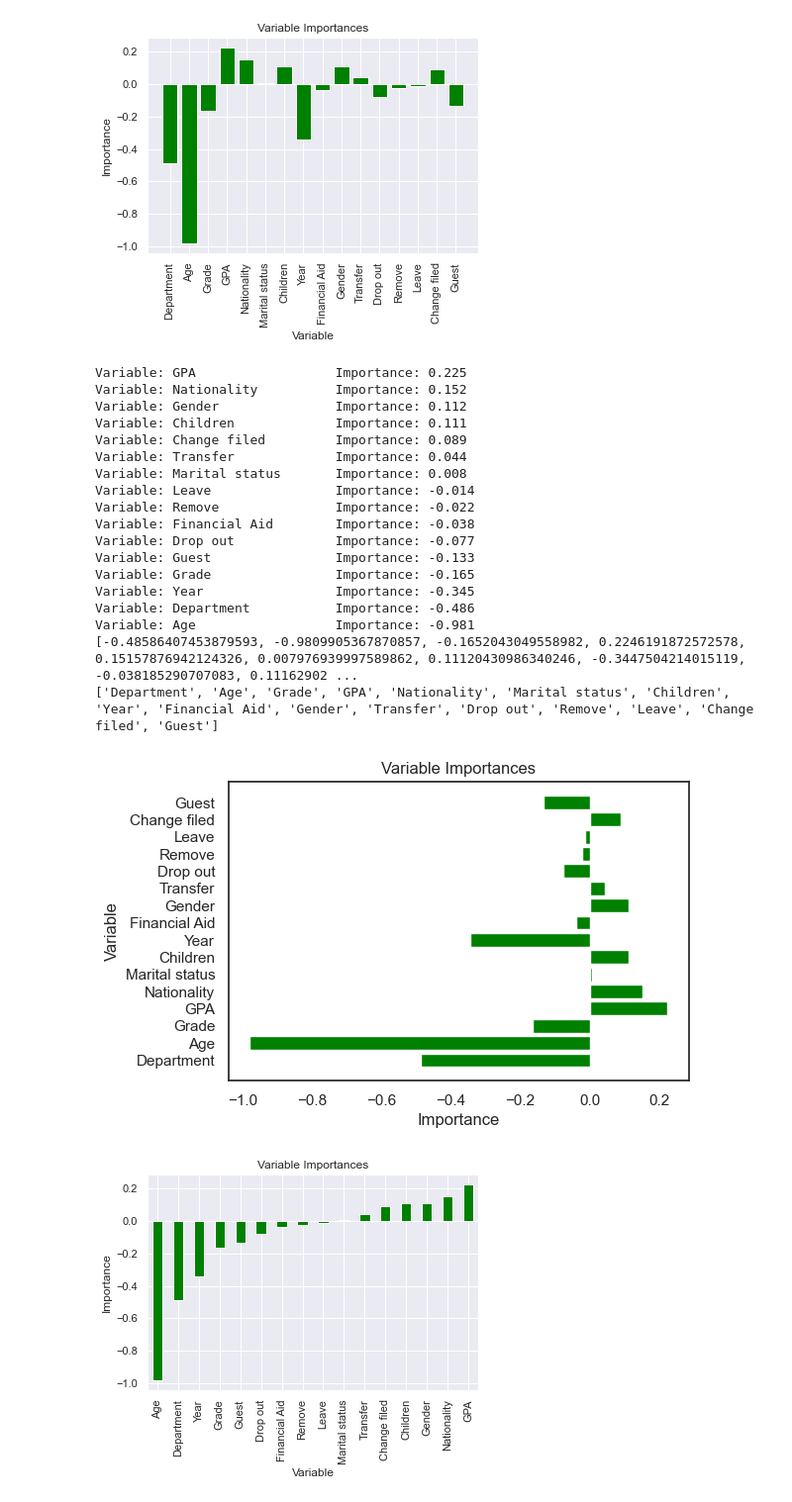
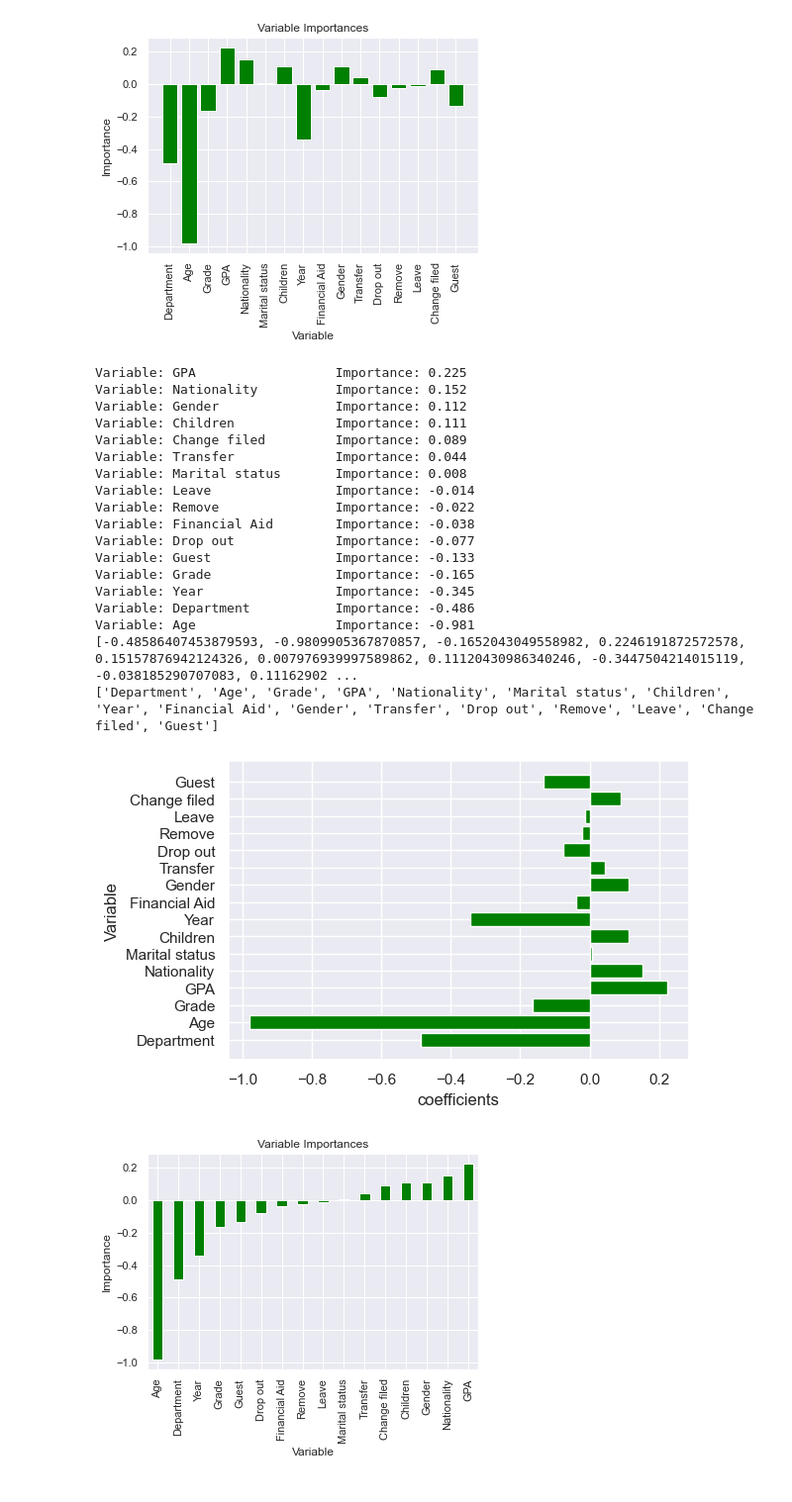
Before and after one commit to mghasemi19/ML_EconEduc, a Jupyter notebook: Type_classification.ipynb, the cells around one changed output. Shown at 99% size. Saved outputs shown, nothing was run; the diff lists cells and outputs as text; code cells hidden in the pictures.

```diff
--- a/Type_classification.ipynb
+++ b/Type_classification.ipynb
@@ -139,6 +139,6 @@ sns.heatmap(df_test.corr(), annot=True, linewidth=.5, vmin = -1, vmax = 1,cmap =
 # %%
 plt.figure(figsize=(15,10))
-sns.set_theme(style="white")
+#sns.set_theme(style="white")
 
 # Getting the Upper Triangle of the co-relation matrix
 corr = df_test.corr()
@@ -146,6 +146,7 @@ corr = df_test.corr()
 mask = np.triu(np.ones_like(corr, dtype=bool))
 matrix = np.triu(np.ones_like(corr))
 
+sns.set()
 
 cmap = sns.diverging_palette(100, 7, s=75, l=40,
                             n=5, center="light", as_cmap=True)
@@ -434,35 +435,35 @@ x_values = list(range(len(importances)))
 
 print(importances)
 print(feature_list)
 # Make a bar chart
 plt.figure(figsize=(6, 4), dpi=100)
 plt.barh(feature_list, importances, color='green')
 
 # Tick labels for x axis
 #plt.xticks(x_values, feature_list, rotation='vertical')
 
 # Axis labels and title
-plt.xlabel('Importance'); plt.ylabel('Variable'); plt.title('Variable Importances');
+plt.xlabel('coefficients'); plt.ylabel('Variable'); #plt.title('Variable Importances');
 # %% [output]
 Variable: GPA                  Importance: 0.225
 Variable: Nationality          Importance: 0.152
 Variable: Gender               Importance: 0.112
 Variable: Children             Importance: 0.111
 Variable: Change filed         Importance: 0.089
 Variable: Transfer             Importance: 0.044
 Variable: Marital status       Importance: 0.008
 Variable: Leave                Importance: -0.014
 Variable: Remove               Importance: -0.022
 Variable: Financial Aid        Importance: -0.038
 Variable: Drop out             Importance: -0.077
 Variable: Guest                Importance: -0.133
 Variable: Grade                Importance: -0.165
 Variable: Year                 Importance: -0.345
 Variable: Department           Importance: -0.486
 Variable: Age                  Importance: -0.981
 [-0.48586407453879593, -0.9809905367870857, -0.1652043049558982, 0.2246191872572578, 0.15157876942124326, 0.007976939997589862, 0.11120430986340246, -0.3447504214015119, -0.038185290707083, 0.11162902 ...
 ['Department', 'Age', 'Grade', 'GPA', 'Nationality', 'Marital status', 'Children', 'Year', 'Financial Aid', 'Gender', 'Transfer', 'Drop out', 'Remove', 'Leave', 'Change filed', 'Guest']
-[figure, old version]
+[figure, new version]
 # %%
 coeff_df['Coefficient'].sort_values()[:].plot(kind='bar', grid=1, color='green')
 plt.ylabel('Importance'); plt.xlabel('Variable'); plt.title('Variable Importances');
```
Also changed, not shown: parts of 13 cells of this notebook.
